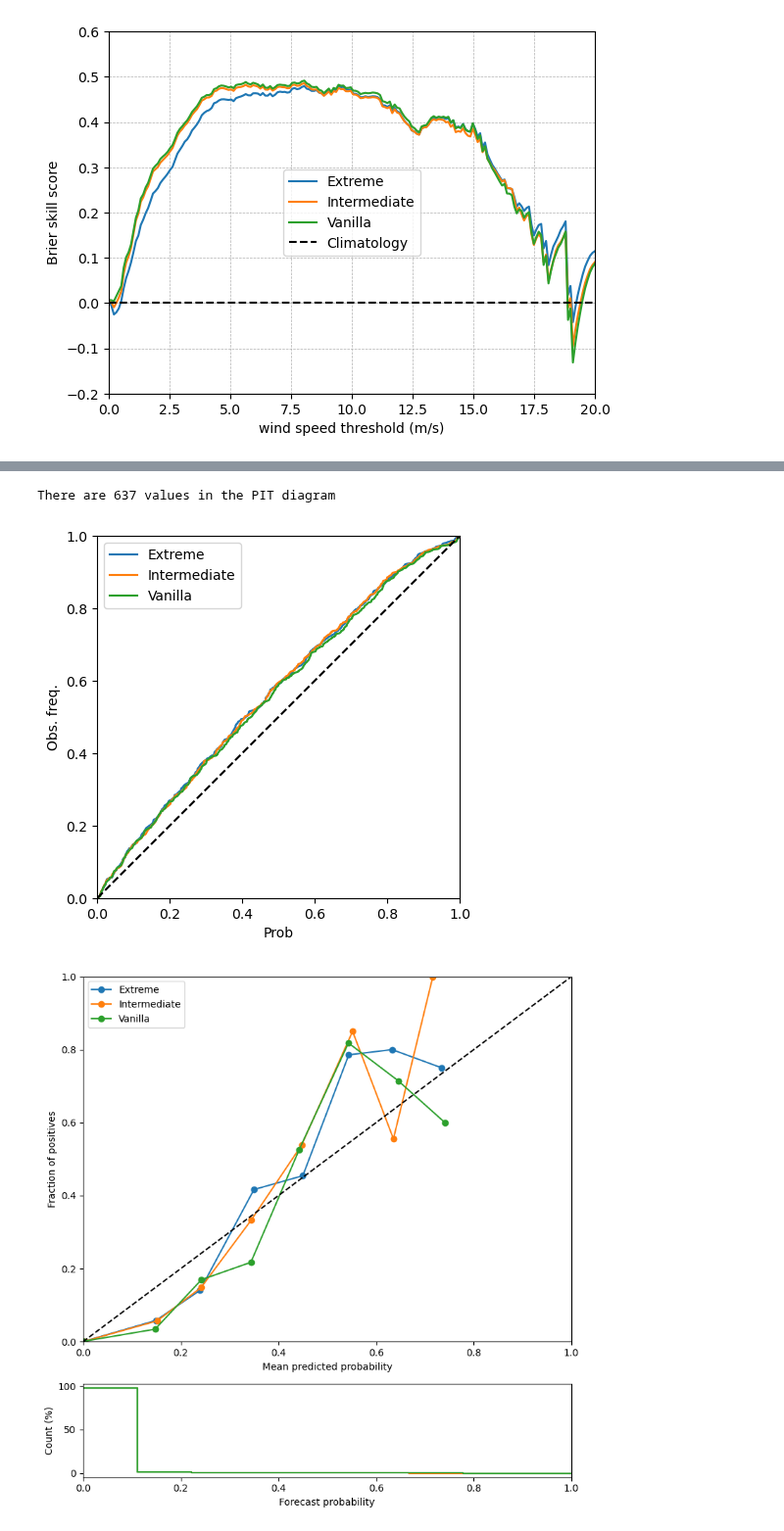
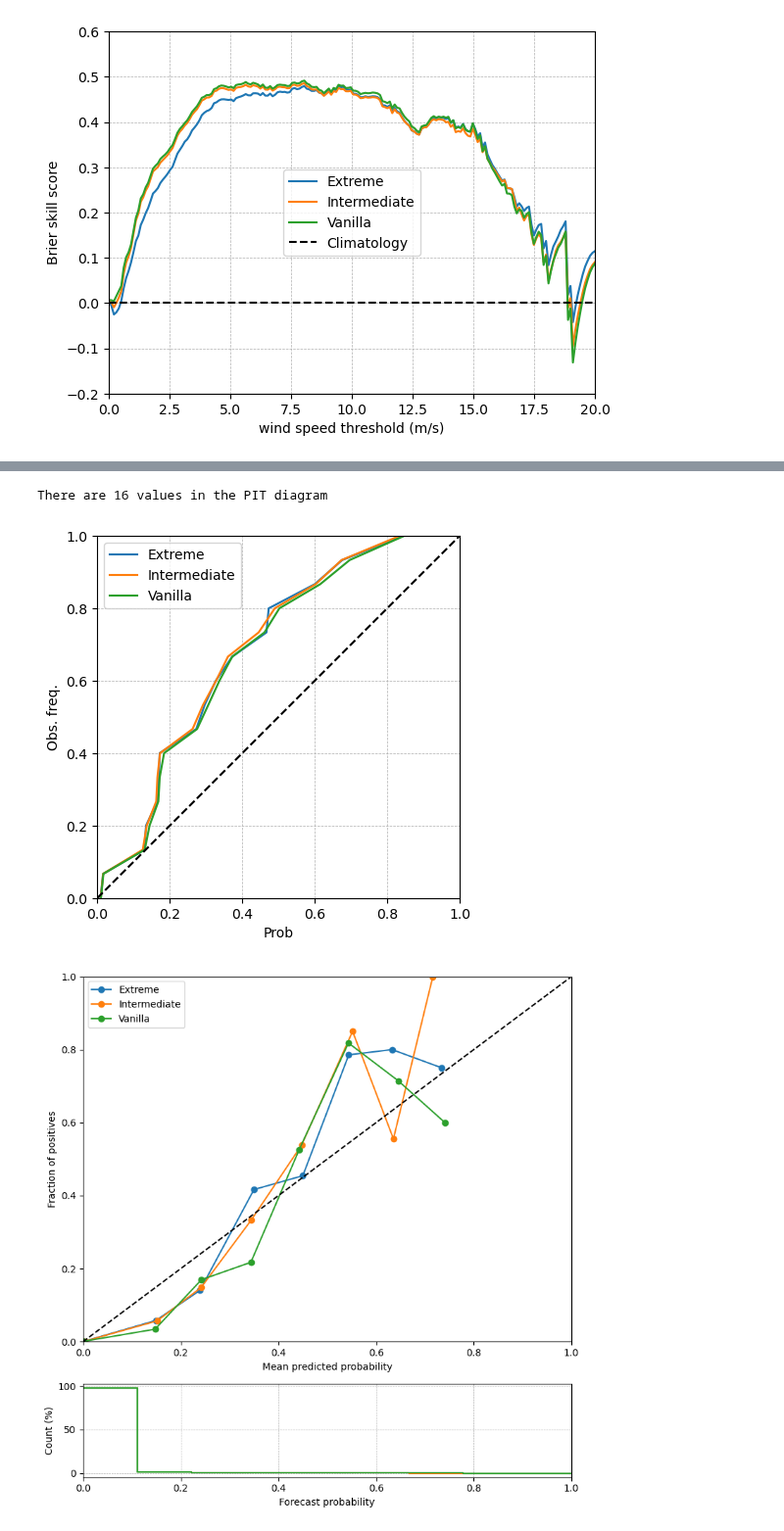
Before and after one commit to SimonHakvoort/thesiscode, a Jupyter notebook: src/nn_results/meeting_august_15.ipynb, the cells around one changed output, grey strips where cells are left out. Shown at 98% size. Drawn from its saved outputs; the diff is of its cells as text; code cells hidden in the pictures.

```diff
--- a/src/nn_results/meeting_august_15.ipynb
+++ b/src/nn_results/meeting_august_15.ipynb
@@ -262,9 +289,9 @@ make_twcrpss_plot_tf(emos_base, linear_weight_models, test_data0, values, ylim=[
 # %%
-threshold = 10
+threshold = 17
 make_cpit_diagram_tf(linear_weight_models, test_data0_original, t=threshold, base_model=emos_base, base_model_name='Vanilla')
 # %% [output]
-There are 637 values in the PIT diagram
+There are 16 values in the PIT diagram
-[figure, old version]
+[figure, new version]
 # %%
 threshold = 15
 make_reliability_and_sharpness_tf(linear_weight_models, test_data0, t=threshold, base_model=emos_base, base_model_name='Vanilla')
```
Also changed, not shown: parts of 16 cells of this notebook, 6 other files.
